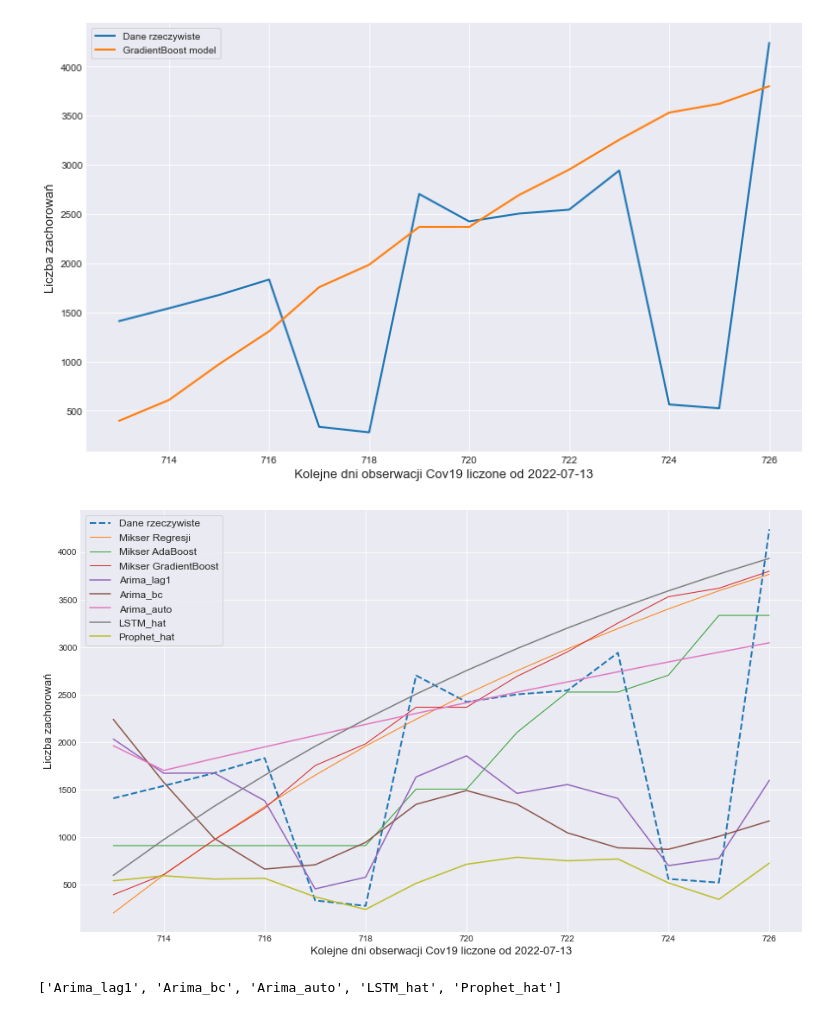
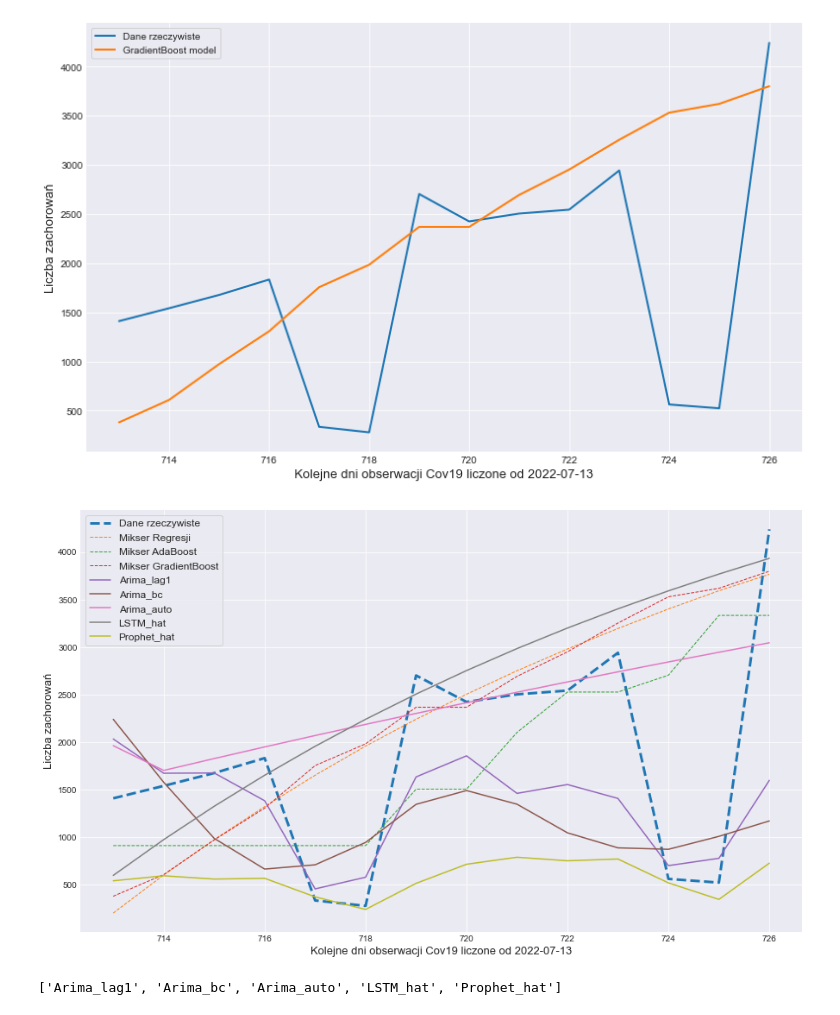
Before and after one commit to krisz17/TS-Mixer, a Jupyter notebook: 1MixerForTS.ipynb, the cells around one changed output. Drawn from its saved outputs; the diff is of its cells as text; code cells hidden in the pictures.

```diff
--- a/1MixerForTS.ipynb
+++ b/1MixerForTS.ipynb
@@ -174,20 +177,20 @@ plt.show()
 # %%
 
 # plot baseline and predictions
 plt.figure(figsize = (15,9))
-plt.plot(y_forecast, linewidth=2, linestyle='dashed')
-plt.plot(predykcja_reg, linewidth=1)
-plt.plot(predykcja_ada, linewidth=1)
-plt.plot(predykcja_gbr, linewidth=1)
+plt.plot(y_forecast, linewidth=3, linestyle='dashed')
+plt.plot(predykcja_reg, linewidth=1, linestyle='dashed')
+plt.plot(predykcja_ada, linewidth=1, linestyle='dashed')
+plt.plot(predykcja_gbr, linewidth=1, linestyle='dashed')
 plt.plot(X_forecast)
 plt.legend(["Dane rzeczywiste","Mikser Regresji", "Mikser AdaBoost", "Mikser GradientBoost"] + list(X_forecast.columns),
            loc=0, frameon=True,  prop={'size': 12})
 plt.xlabel('Kolejne dni obserwacji Cov19 liczone od 2022-07-13', fontsize=13)
 plt.ylabel('Liczba zachorowań', fontsize=13)
 plt.savefig(r'E:\page ds\pages\ts_mixer\TS-Mixer\5_all_models_forecast.png' , format="png", dpi=300)
 plt.show()
 # %% [output]
-[figure, old version]
+[figure, new version]
 # %%
 list(X_forecast.columns)
 # %% [output]
```
Also changed, not shown: parts of 10 cells of this notebook, 3 other files.
